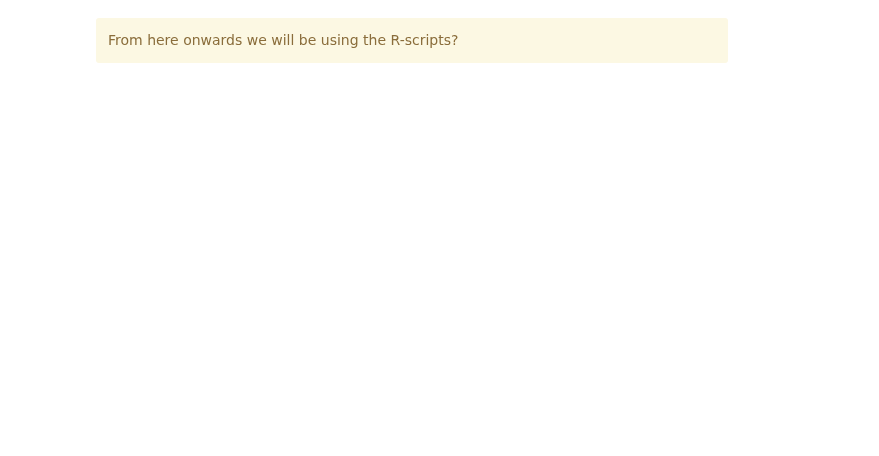
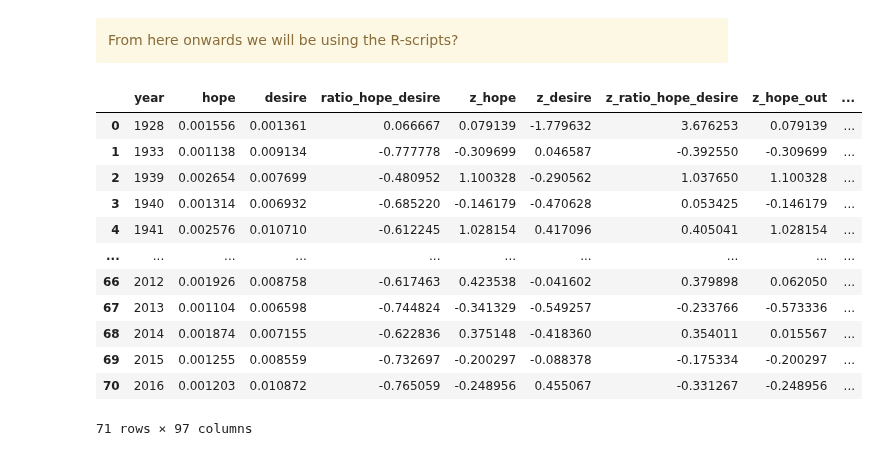
Before and after one commit to dominikpegler/computational-social-sciences, a Jupyter notebook: assignments/Assignment 4 - Socioeconomic analysis.ipynb, the cells around one changed output. Saved outputs shown, nothing was run; the diff lists cells and outputs as text; code cells hidden in the pictures; blank space fills up the shorter version.

```diff
--- a/assignments/Assignment 4 - Socioeconomic analysis.ipynb
+++ b/assignments/Assignment 4 - Socioeconomic analysis.ipynb
@@ -441,2 +567,18 @@ df_year_lags = pd.read_csv("data/3.3_output_complete_data_lags.csv")
 # %% [markdown]
 <div class="alert alert-warning">From here onwards we will be using the R-scripts?</div>
+# %%
+df_year_lags
+# %% [output]
+|  | year | hope | desire | ratio_hope_desire | z_hope | z_desire | z_ratio_hope_desire | z_hope_out | ... |
+| 0 | 1928 | 0.001556 | 0.001361 | 0.066667 | 0.079139 | -1.779632 | 3.676253 | 0.079139 | ... |
+| 1 | 1933 | 0.001138 | 0.009134 | -0.777778 | -0.309699 | 0.046587 | -0.392550 | -0.309699 | ... |
+| 2 | 1939 | 0.002654 | 0.007699 | -0.480952 | 1.100328 | -0.290562 | 1.037650 | 1.100328 | ... |
+| 3 | 1940 | 0.001314 | 0.006932 | -0.685220 | -0.146179 | -0.470628 | 0.053425 | -0.146179 | ... |
+| 4 | 1941 | 0.002576 | 0.010710 | -0.612245 | 1.028154 | 0.417096 | 0.405041 | 1.028154 | ... |
+| ... | ... | ... | ... | ... | ... | ... | ... | ... | ... |
+| 66 | 2012 | 0.001926 | 0.008758 | -0.617463 | 0.423538 | -0.041602 | 0.379898 | 0.062050 | ... |
+| 67 | 2013 | 0.001104 | 0.006598 | -0.744824 | -0.341329 | -0.549257 | -0.233766 | -0.573336 | ... |
+| 68 | 2014 | 0.001874 | 0.007155 | -0.622836 | 0.375148 | -0.418360 | 0.354011 | 0.015567 | ... |
+| 69 | 2015 | 0.001255 | 0.008559 | -0.732697 | -0.200297 | -0.088378 | -0.175334 | -0.200297 | ... |
+| 70 | 2016 | 0.001203 | 0.010872 | -0.765059 | -0.248956 | 0.455067 | -0.331267 | -0.248956 | ... |
+71 rows × 97 columns
```
Also changed, not shown: parts of 11 cells of this notebook, 4 other files.
